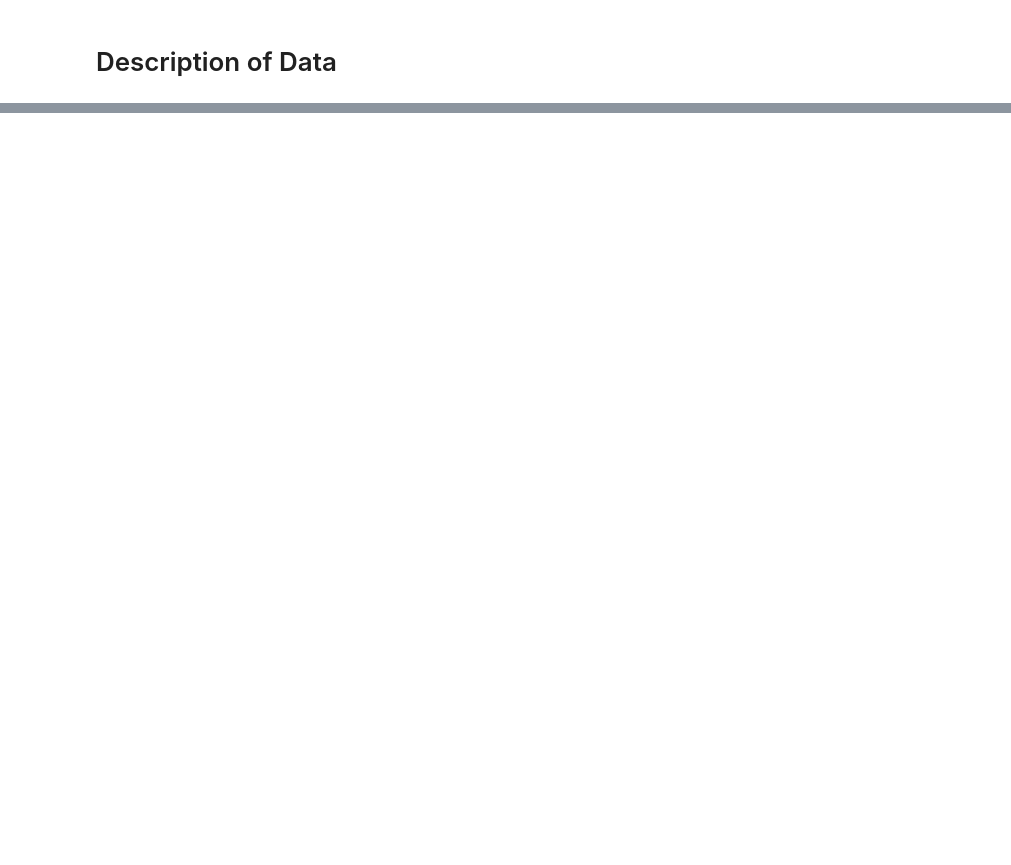
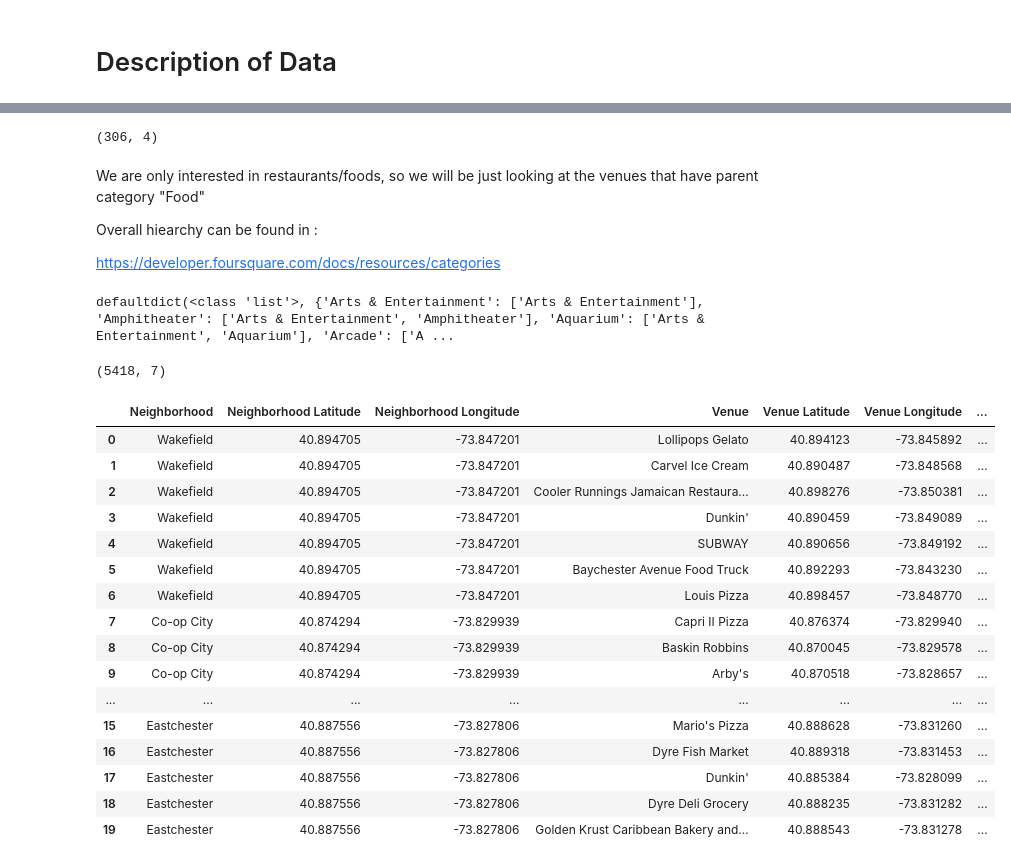
Before and after one commit to Keehoonlee/Coursera_Capstone, a Jupyter notebook: Coursera Project.ipynb, the cells around one changed output, grey strips where cells are left out. Saved outputs shown, nothing was run; the diff lists cells and outputs as text; code cells hidden in the pictures; blank space fills up the shorter version.

```diff
--- a/Coursera Project.ipynb
+++ b/Coursera Project.ipynb
@@ -32,0 +115,33 @@ We will be using various data sources, and we would spend most of the time clean
+# %%
+print(df.shape)
+# %% [output]
+(306, 4)
+# %%
+CLIENT_ID =
+CLIENT_SECRET =
+VERSION = '20180605' # Foursquare API version
+LIMIT = '100'
+# %% [markdown]
+We are only interested in restaurants/foods, so we will be just looking at the venues that have parent category "Food"
+
+Overall hiearchy can be found in :
+
+https://developer.foursquare.com/docs/resources/categories
+# %%
+url = "https://api.foursquare.com/v2/venues/categories?client_id={}&client_secret={}&v={}".format(
+    CLIENT_ID,
+    CLIENT_SECRET,
+    VERSION)
+response = rq.get(url)
+lst = response.json()['response']
+# %%
+categories = defaultdict(list)
+def findParents(catlst=lst, parents=[]):
+    for c in catlst['categories']:
+        categories[c['name']] = parents + [c['name']]
+        findParents(c, parents + [c['name']])
+findParents()
+# %%
+print(categories)
+# %% [output]
+defaultdict(<class 'list'>, {'Arts & Entertainment': ['Arts & Entertainment'], 'Amphitheater': ['Arts & Entertainment', 'Amphitheater'], 'Aquarium': ['Arts & Entertainment', 'Aquarium'], 'Arcade': ['A ...
@@ -32,0 +193,26 @@ We will be using various data sources, and we would spend most of the time clean
+# %%
+nyc_venues = getNearbyVenues(names=df['Neighborhood'],
+                                   latitudes=df['Latitude'],
+                                   longitudes=df['Longitude'])
+# %%
+print(nyc_venues.shape)
+nyc_venues.head(20)
+# %% [output]
+(5418, 7)
+|  | Neighborhood | Neighborhood Latitude | Neighborhood Longitude | Venue | Venue Latitude | Venue Longitude | ... |
+| 0 | Wakefield | 40.894705 | -73.847201 | Lollipops Gelato | 40.894123 | -73.845892 | ... |
+| 1 | Wakefield | 40.894705 | -73.847201 | Carvel Ice Cream | 40.890487 | -73.848568 | ... |
+| 2 | Wakefield | 40.894705 | -73.847201 | Cooler Runnings Jamaican Restaura... | 40.898276 | -73.850381 | ... |
+| 3 | Wakefield | 40.894705 | -73.847201 | Dunkin' | 40.890459 | -73.849089 | ... |
+| 4 | Wakefield | 40.894705 | -73.847201 | SUBWAY | 40.890656 | -73.849192 | ... |
+| 5 | Wakefield | 40.894705 | -73.847201 | Baychester Avenue Food Truck | 40.892293 | -73.843230 | ... |
+| 6 | Wakefield | 40.894705 | -73.847201 | Louis Pizza | 40.898457 | -73.848770 | ... |
+| 7 | Co-op City | 40.874294 | -73.829939 | Capri II Pizza | 40.876374 | -73.829940 | ... |
+| 8 | Co-op City | 40.874294 | -73.829939 | Baskin Robbins | 40.870045 | -73.829578 | ... |
+| 9 | Co-op City | 40.874294 | -73.829939 | Arby's | 40.870518 | -73.828657 | ... |
+| ... | ... | ... | ... | ... | ... | ... | ... |
+| 15 | Eastchester | 40.887556 | -73.827806 | Mario's Pizza | 40.888628 | -73.831260 | ... |
+| 16 | Eastchester | 40.887556 | -73.827806 | Dyre Fish Market | 40.889318 | -73.831453 | ... |
+| 17 | Eastchester | 40.887556 | -73.827806 | Dunkin' | 40.885384 | -73.828099 | ... |
+| 18 | Eastchester | 40.887556 | -73.827806 | Dyre Deli Grocery | 40.888235 | -73.831282 | ... |
+| 19 | Eastchester | 40.887556 | -73.827806 | Golden Krust Caribbean Bakery and... | 40.888543 | -73.831278 | ... |
```
Also changed, not shown: parts of 36 cells of this notebook, 2 other files.
